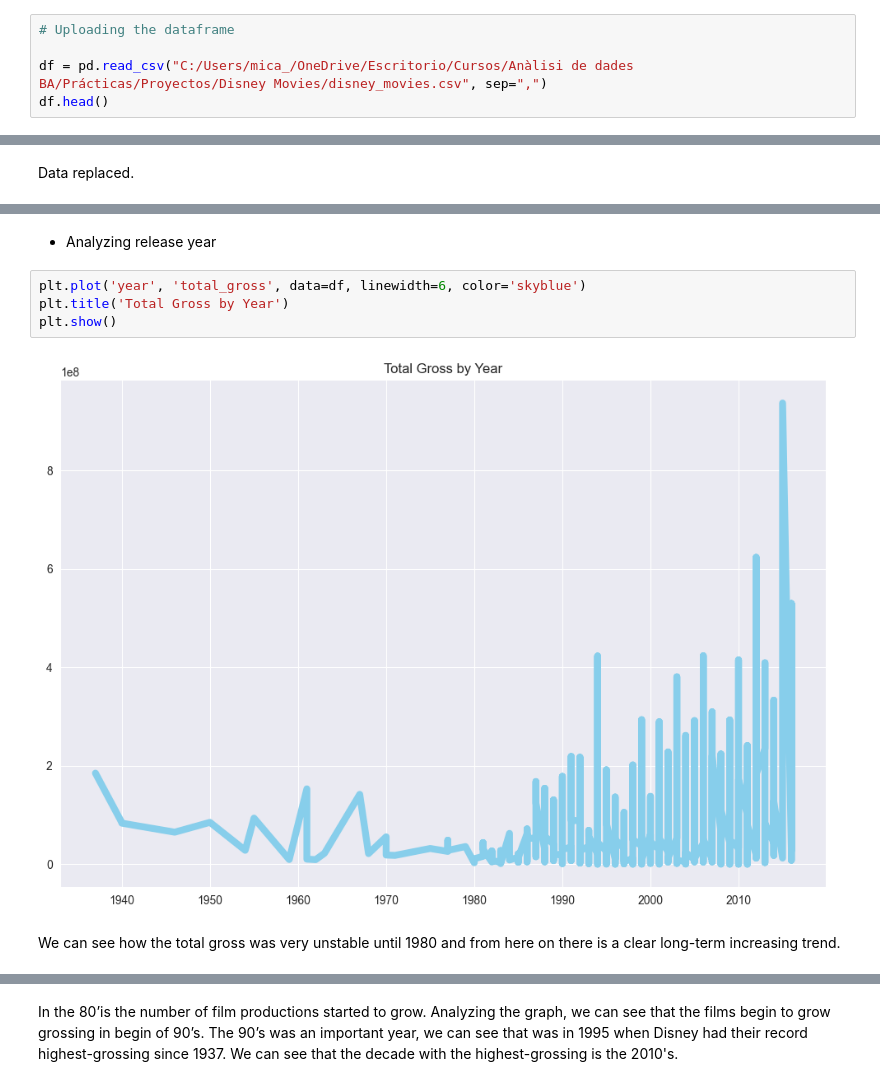
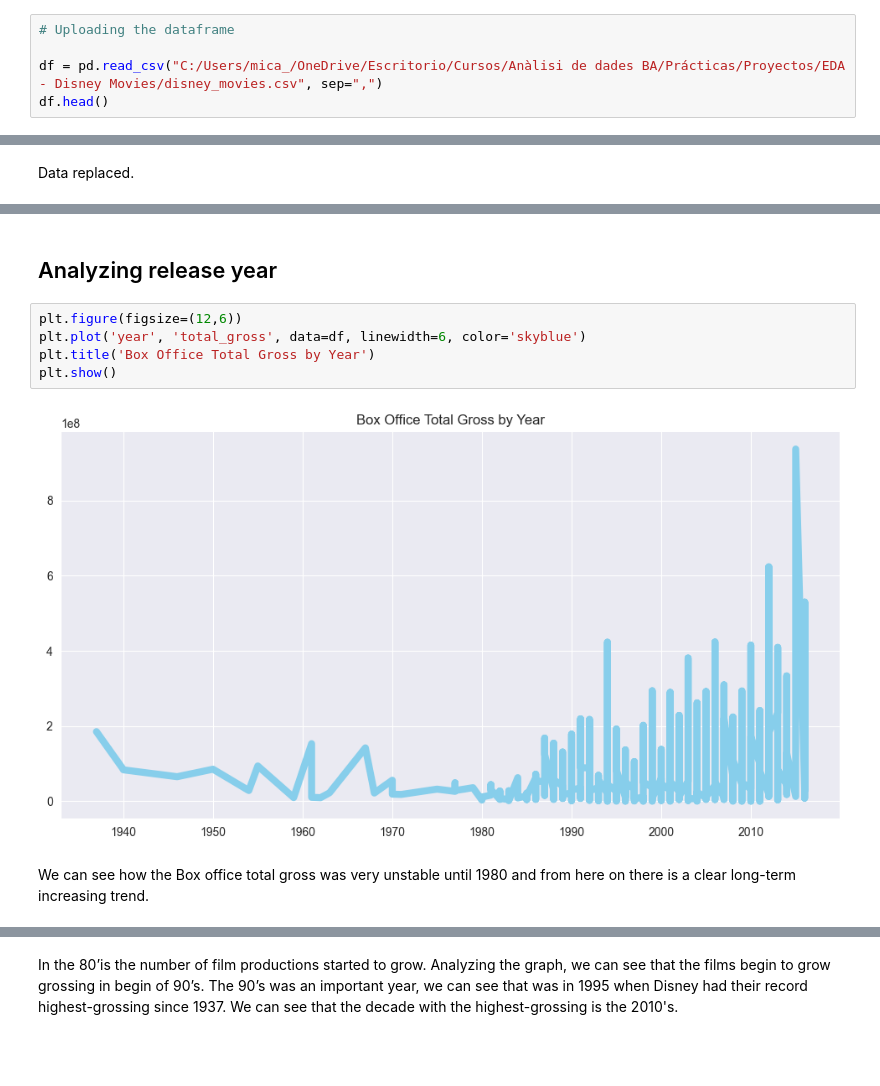
Before and after one commit to micagiaroli/Projetcs, a Jupyter notebook: Disney Movies/Disney Movies.ipynb, the cells around one changed output, grey strips where cells are left out. Drawn from its saved outputs; the diff is of its cells as text; blank space fills up the shorter version.

```diff
--- a/Disney Movies/Disney Movies.ipynb
+++ b/Disney Movies/Disney Movies.ipynb
@@ -27,7 +27,7 @@ rcParams['figure.figsize'] = 12, 8  # Ejemplo de ajuste de propiedades con pylab
 # %%
 # Uploading the dataframe
 
-df = pd.read_csv("C:/Users/mica_/OneDrive/Escritorio/Cursos/Anàlisi de dades BA/Prácticas/Proyectos/Disney Movies/disney_movies.csv", sep=",")
+df = pd.read_csv("C:/Users/mica_/OneDrive/Escritorio/Cursos/Anàlisi de dades BA/Prácticas/Proyectos/EDA - Disney Movies/disney_movies.csv", sep=",")
 df.head()
 # %% [output]
 |  | movie_title | release_date | genre | mpaa_rating | total_gross | inflation_adjusted_gross |
@@ -323,13 +323,14 @@ plt.show()
 # %% [markdown]
-- Analyzing release year
+## Analyzing release year
 # %%
+plt.figure(figsize=(12,6))
 plt.plot('year', 'total_gross', data=df, linewidth=6, color='skyblue')
-plt.title('Total Gross by Year')
+plt.title('Box Office Total Gross by Year')
 plt.show()
 # %% [output]
-[figure, old version]
+[figure, new version]
 # %% [markdown]
-We can see how the total gross was very unstable until 1980 and from here on there is a clear long-term increasing trend.
+We can see how the Box office total gross was very unstable until 1980 and from here on there is a clear long-term increasing trend.
 # %%
 plt.figure(figsize=(10,5))
 stripplot = sns.stripplot(x='year', y='total_gross', data=df, s=13, hue= 'year', legend=False)
```
Also changed, not shown: parts of 54 cells of this notebook.
